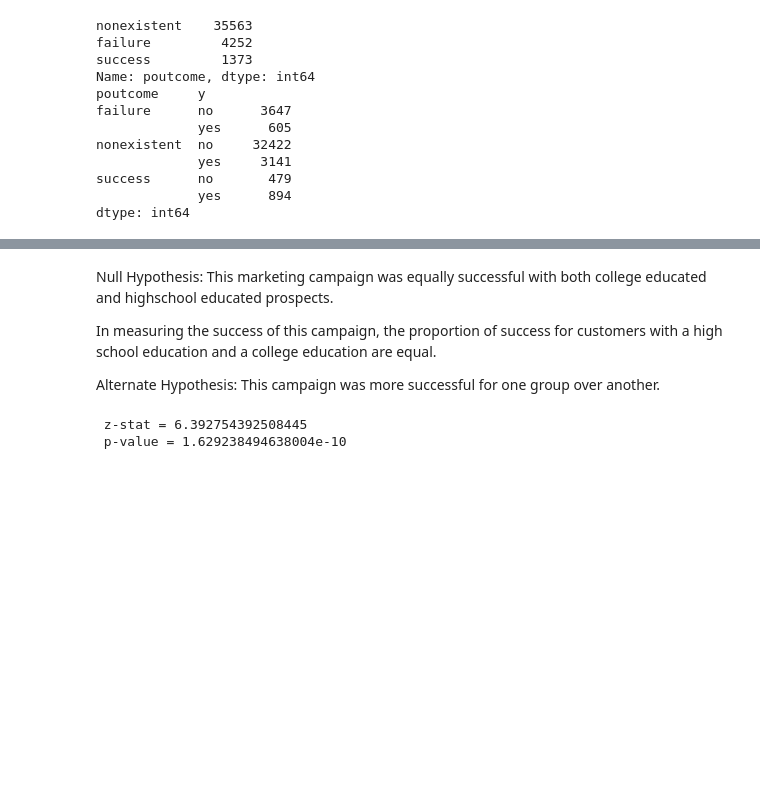
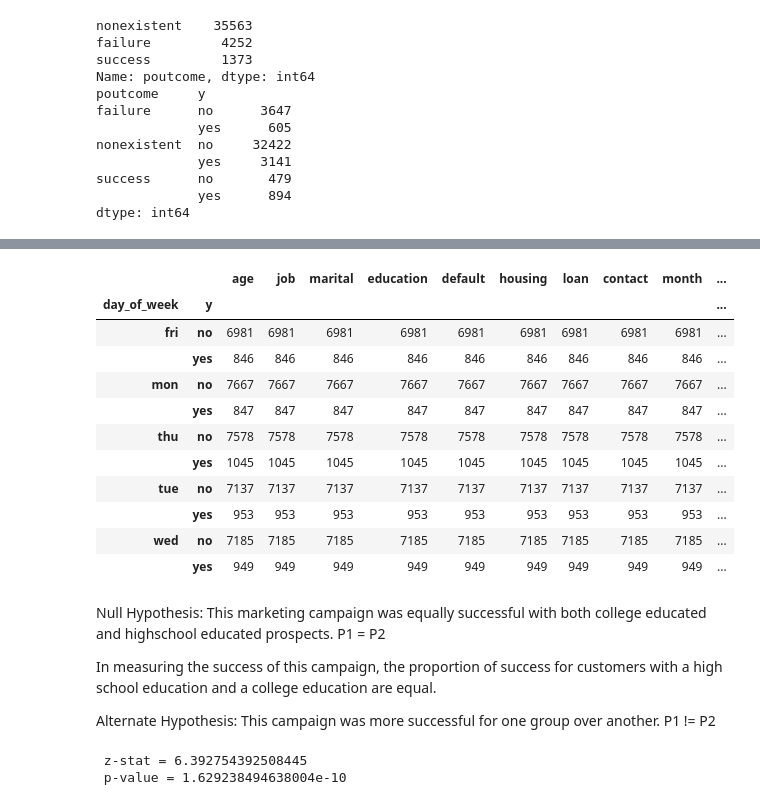
Before and after one commit to garywheeler24/DS-Atlanta-Mod-3-Project, a Jupyter notebook: Gary/Project V1.ipynb, the cells around one changed output, grey strips where cells are left out. Drawn from its saved outputs; the diff is of its cells as text; code cells hidden in the pictures; blank space fills up the shorter version.

```diff
--- a/Gary/Project V1.ipynb
+++ b/Gary/Project V1.ipynb
@@ -90,11 +224,28 @@ df.groupby(['education','y']).mean()
+# %%
+df.groupby(['day_of_week','y']).count()
+# %% [output]
+|  |  | age | job | marital | education | default | housing | loan | contact | month | ... |
+| day_of_week | y |  |  |  |  |  |  |  |  |  | ... |
+| fri | no | 6981 | 6981 | 6981 | 6981 | 6981 | 6981 | 6981 | 6981 | 6981 | ... |
+|  | yes | 846 | 846 | 846 | 846 | 846 | 846 | 846 | 846 | 846 | ... |
+| mon | no | 7667 | 7667 | 7667 | 7667 | 7667 | 7667 | 7667 | 7667 | 7667 | ... |
+|  | yes | 847 | 847 | 847 | 847 | 847 | 847 | 847 | 847 | 847 | ... |
+| thu | no | 7578 | 7578 | 7578 | 7578 | 7578 | 7578 | 7578 | 7578 | 7578 | ... |
+|  | yes | 1045 | 1045 | 1045 | 1045 | 1045 | 1045 | 1045 | 1045 | 1045 | ... |
+| tue | no | 7137 | 7137 | 7137 | 7137 | 7137 | 7137 | 7137 | 7137 | 7137 | ... |
+|  | yes | 953 | 953 | 953 | 953 | 953 | 953 | 953 | 953 | 953 | ... |
+| wed | no | 7185 | 7185 | 7185 | 7185 | 7185 | 7185 | 7185 | 7185 | 7185 | ... |
+|  | yes | 949 | 949 | 949 | 949 | 949 | 949 | 949 | 949 | 949 | ... |
 # %% [markdown]
 Null Hypothesis:
 This marketing campaign was equally successful with both college educated and highschool educated prospects.
+P1 = P2
 
 In measuring the success of this campaign, the proportion of success for customers with a high school education and a college education are equal.
 
 Alternate Hypothesis:
 This campaign was more successful for one group over another.
+P1 != P2
 # %%
 # # using statsmodels
 # count{int, array_like}
```
Also changed, not shown: parts of 28 cells of this notebook.
